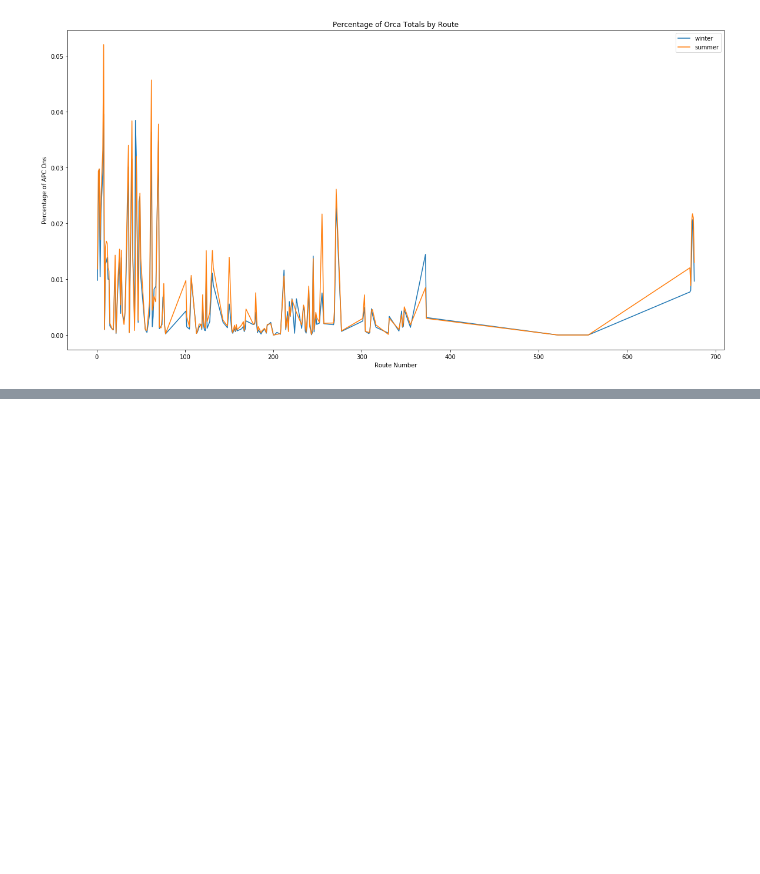
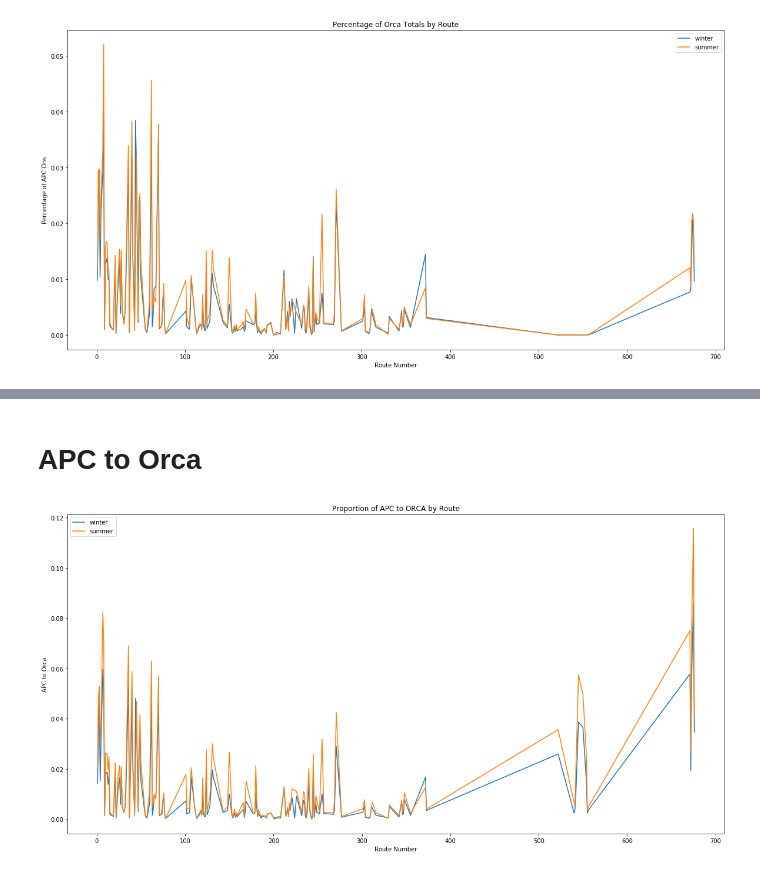
Before and after one commit to jacobw125/uw-msds-trac-capstone, a Jupyter notebook: eda/winter_summer_EDA.ipynb, the cells around one changed output, grey strips where cells are left out. Saved outputs shown, nothing was run; the diff lists cells and outputs as text; code cells hidden in the pictures; blank space fills up the shorter version.

```diff
--- a/eda/winter_summer_EDA.ipynb
+++ b/eda/winter_summer_EDA.ipynb
@@ -318,0 +417,20 @@ plt.show()
+# %% [markdown]
+# APC to Orca
+# %%
+winter_x = winter_group.rte
+winter_y = winter_group.ons/w_orca
+
+summer_x = summer_group.rte
+summer_y = summer_group.ons/w_orca
+# %%
+fig, ax = plt.subplots(figsize=(20, 10))
+ax.plot(winter_x, winter_y, label="winter")
+ax.plot(summer_x, summer_y, label="summer")
+ax.legend()
+plt.title("Proportion of APC to ORCA by Route")
+plt.ylabel('APC to Orca')
+plt.xlabel('Route Number')
+
+plt.show()
+# %% [output]
+[figure, added]
```
Also changed, not shown: parts of 27 cells of this notebook.
